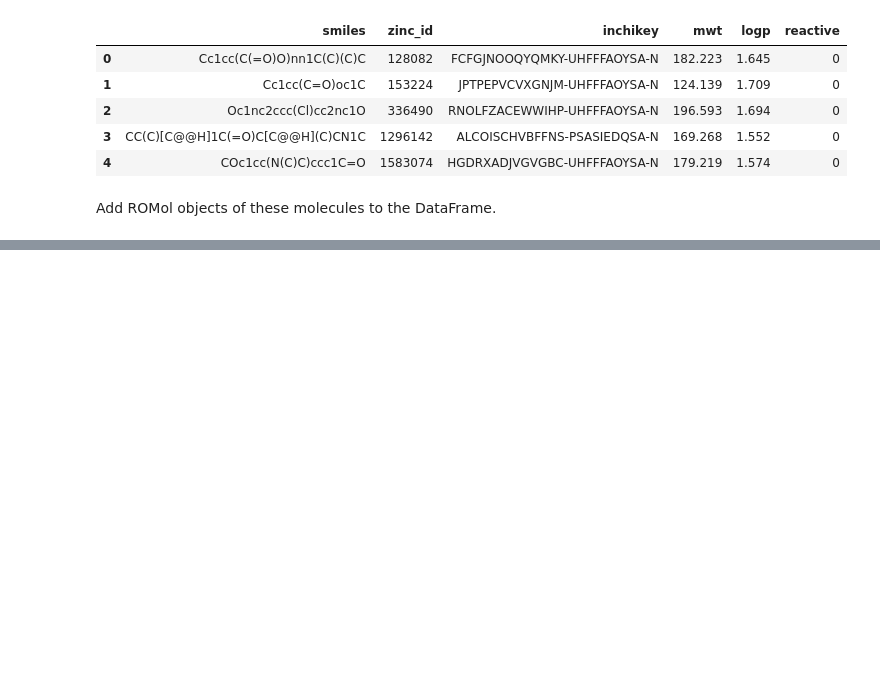
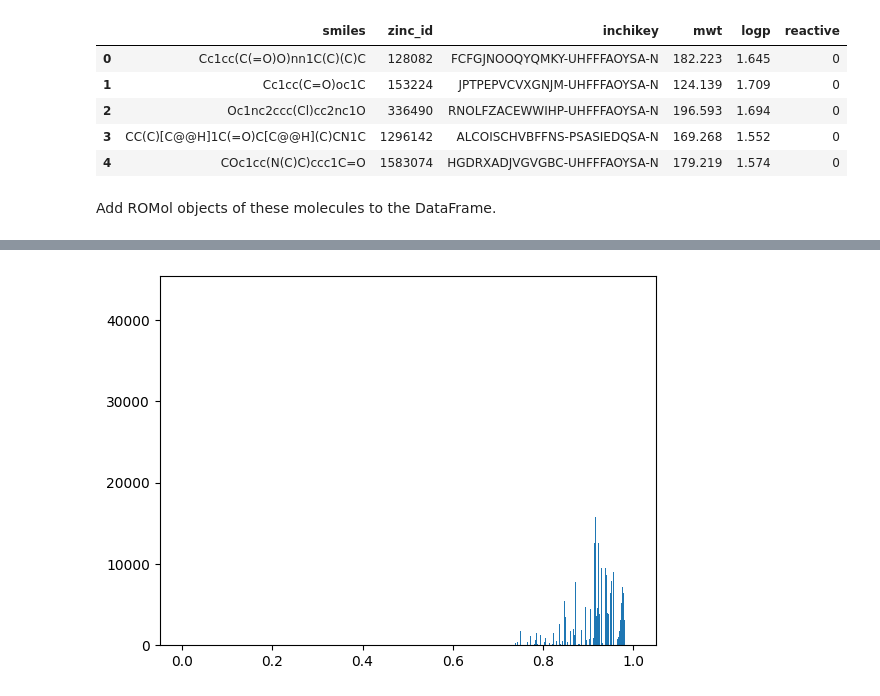
Before and after one commit to hrkhach/Compound-Clustering-Assignment, a Jupyter notebook: compound_clustering_for_ZINC_data.ipynb, the cells around one changed output, grey strips where cells are left out. Drawn from its saved outputs; the diff is of its cells as text; code cells hidden in the pictures; blank space fills up the shorter version.

```diff
--- a/compound_clustering_for_ZINC_data.ipynb
+++ b/compound_clustering_for_ZINC_data.ipynb
@@ -91,0 +108,5 @@ Please use `tqdm.notebook.tqdm` instead of `tqdm.tqdm_notebook`
+# %%
+zinc_data_f["rdkit_fp"] = [FingerprintFromSmiles(smiles, method='rdkit') for smiles in tqdm(zinc_data_f["smiles"], desc="Generating RDKit fingerprints for zinc_data")]
+
+print(zinc_data_f.shape)
+zinc_data_f.head(5)
@@ -91,0 +141,3 @@ Please use `tqdm.notebook.tqdm` instead of `tqdm.tqdm_notebook`
+# %%
+df_first_1000 = zinc_data_f.iloc[:1000].copy()
+mfps = df_first_1000["morgan_fp"]
@@ -91,0 +215,5 @@ Please use `tqdm.notebook.tqdm` instead of `tqdm.tqdm_notebook`
+# %%
+plt.hist((1-T).flatten(),bins=2000)
+plt.show()
+# %% [output]
+[figure, added]
```
Also changed, not shown: parts of 26 cells of this notebook.
